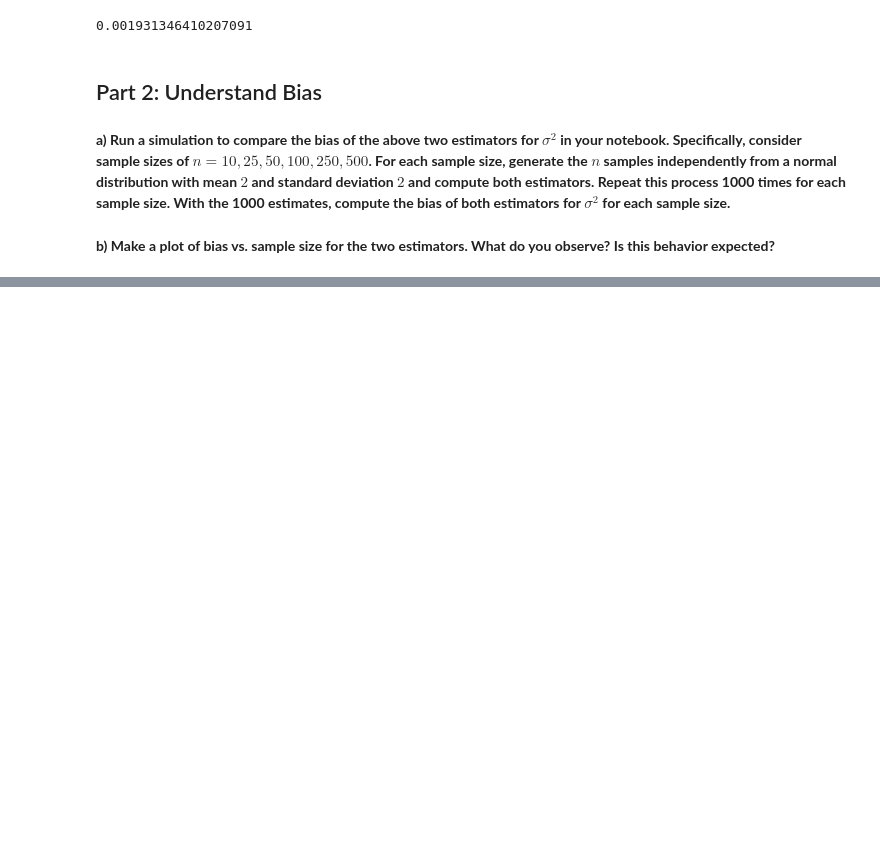
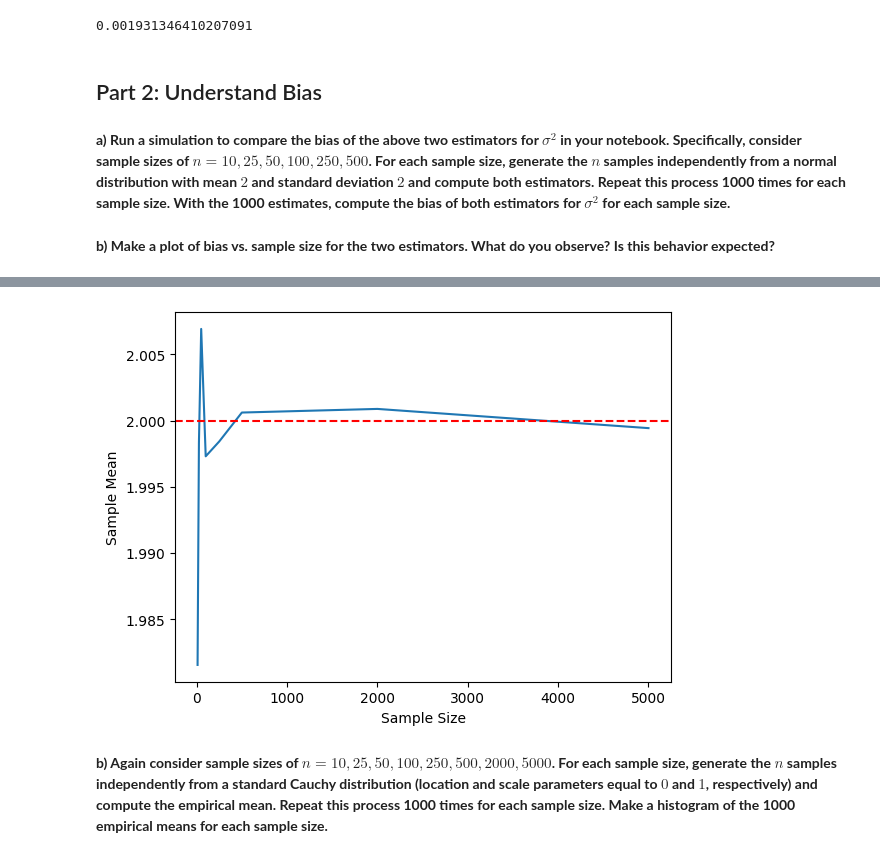
Before and after one commit to BullDF/JSC270_A3_YMENG, a Jupyter notebook: notebook.ipynb, the cells around one changed output, grey strips where cells are left out. Cells and saved outputs as stored; diff of their text form; code cells hidden in the pictures; blank space fills up the shorter version.

```diff
--- a/notebook.ipynb
+++ b/notebook.ipynb
@@ -82,0 +105,21 @@ plt.show()
+# %%
+sample_sizes = [10, 25, 50, 100, 250, 500, 2000, 5000] # Set sample sizes
+np.random.seed(2023) # Set seed for reproducibility
+means = [] # Initialize list for sample means
+num_trials = 1000 # Set number of trials
+for n in sample_sizes:
+    sample_means = np.zeros(num_trials) # Initialize array for sample means
+    for i in range(num_trials):
+        sample = np.random.exponential(2, n) # Generate exponential data
+        sample_means[i] = np.mean(sample) # Record sample mean
+    means.append(np.mean(sample_means)) # Compute grand mean for this sample size
+# %%
+sns.lineplot(x=sample_sizes, y=means) # Create line plot
+plt.xlabel('Sample Size') # Set x label
+plt.ylabel('Sample Mean') # Set y label
+plt.axhline(y=2, color='r', linestyle='--') # Add horizontal line at 2
+plt.show()
+# %% [output]
+[figure, added]
+# %% [markdown]
+**b) Again consider sample sizes of $n = 10, 25, 50, 100, 250, 500, 2000, 5000$. For each sample size, generate the $n$ samples independently from a standard Cauchy distribution (location and scale parameters equal to $0$ and $1$, respectively) and compute the empirical mean. Repeat this process 1000 times for each sample size. Make a histogram of the 1000 empirical means for each sample size.**
```
Also changed, not shown: parts of 8 cells of this notebook, 3 other files.
